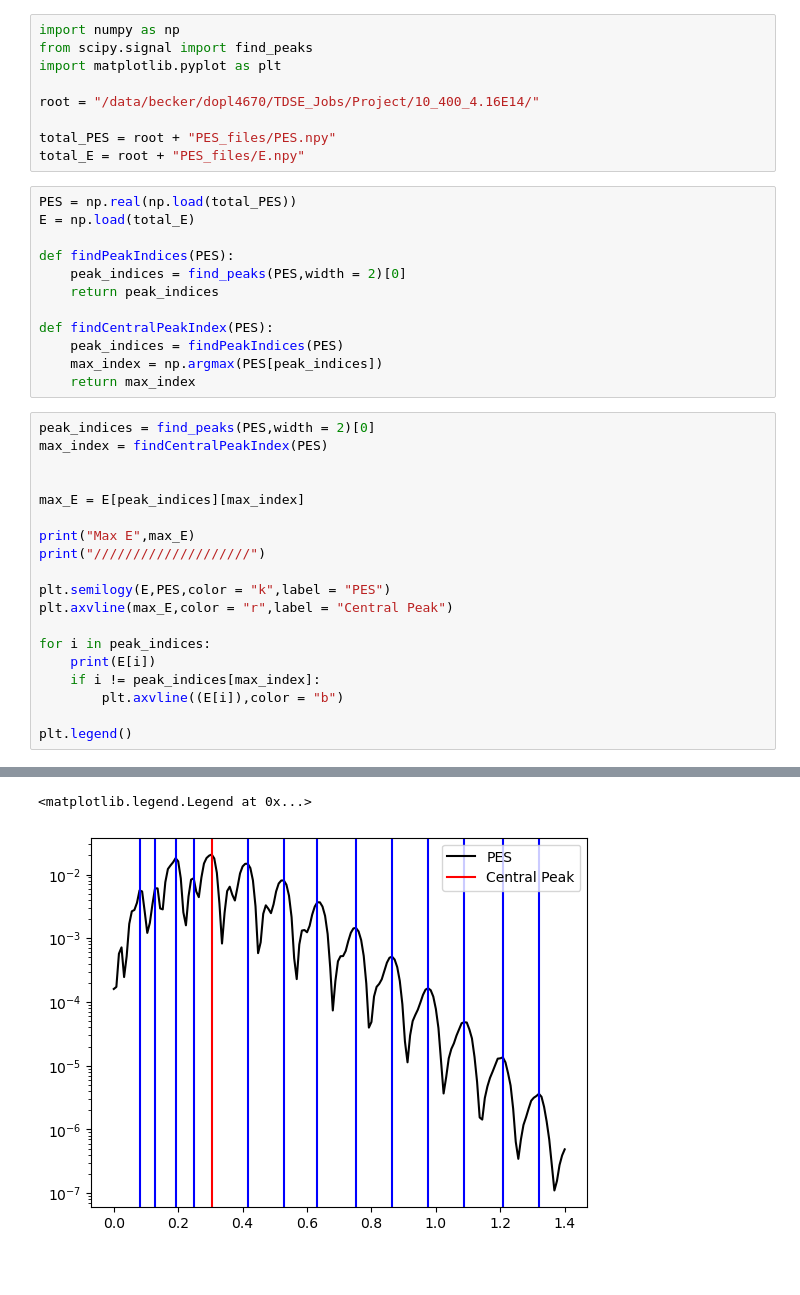
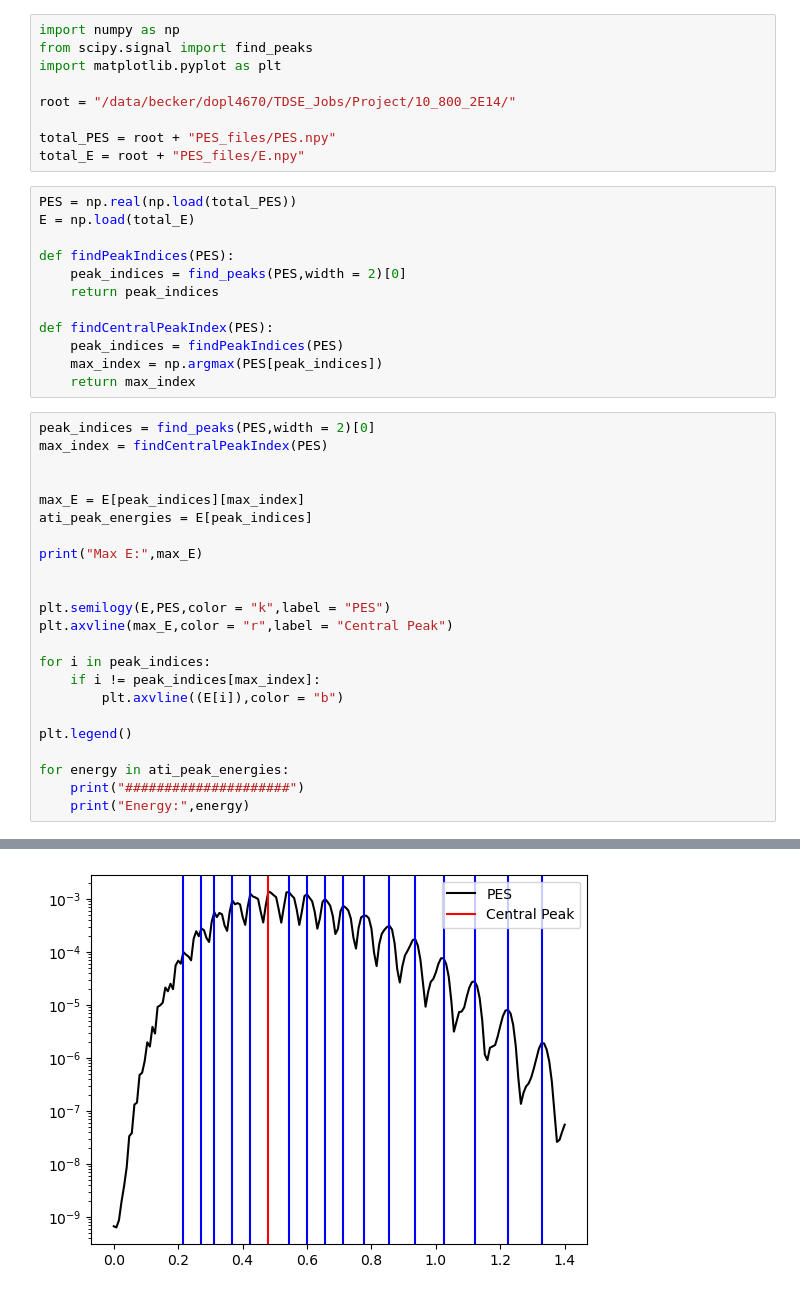
Before and after one commit to RexPlanalp/TDSE, a Jupyter notebook: Plotting/Peak_Plot.ipynb, the cells around one changed output, grey strips where cells are left out. Saved outputs shown, nothing was run; the diff lists cells and outputs as text; blank space fills up the shorter version.

```diff
--- a/Plotting/Peak_Plot.ipynb
+++ b/Plotting/Peak_Plot.ipynb
@@ -3,7 +3,7 @@ import numpy as np
 from scipy.signal import find_peaks
 import matplotlib.pyplot as plt
 
-root = "/data/becker/dopl4670/TDSE_Jobs/Project/10_400_4.16E14/"
+root = "/data/becker/dopl4670/TDSE_Jobs/Project/10_800_2E14/"
 
 total_PES = root + "PES_files/PES.npy"
 total_E = root + "PES_files/E.npy"
@@ -25,17 +25,21 @@ max_index = findCentralPeakIndex(PES)
 
 
 max_E = E[peak_indices][max_index]
+ati_peak_energies = E[peak_indices]
 
-print("Max E",max_E)
-print("////////////////////")
+print("Max E:",max_E)
+
 
 plt.semilogy(E,PES,color = "k",label = "PES")
 plt.axvline(max_E,color = "r",label = "Central Peak")
 
 for i in peak_indices:
-    print(E[i])
     if i != peak_indices[max_index]:
         plt.axvline((E[i]),color = "b")
 
 plt.legend()
+
+for energy in ati_peak_energies:
+    print("#####################")
+    print("Energy:",energy)
 # %% [output]
@@ -58,2 +63 @@ Max E 0.304
-<matplotlib.legend.Legend at 0x...>
-[figure, old version]
+[figure, new version]
```
Also changed, not shown: parts of 1 cell of this notebook, 4 other files.
